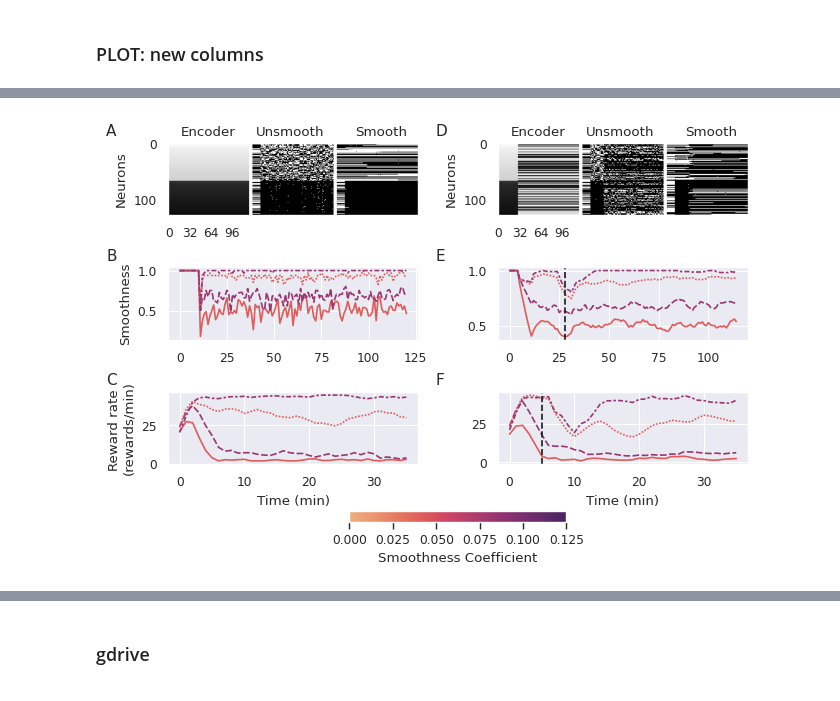
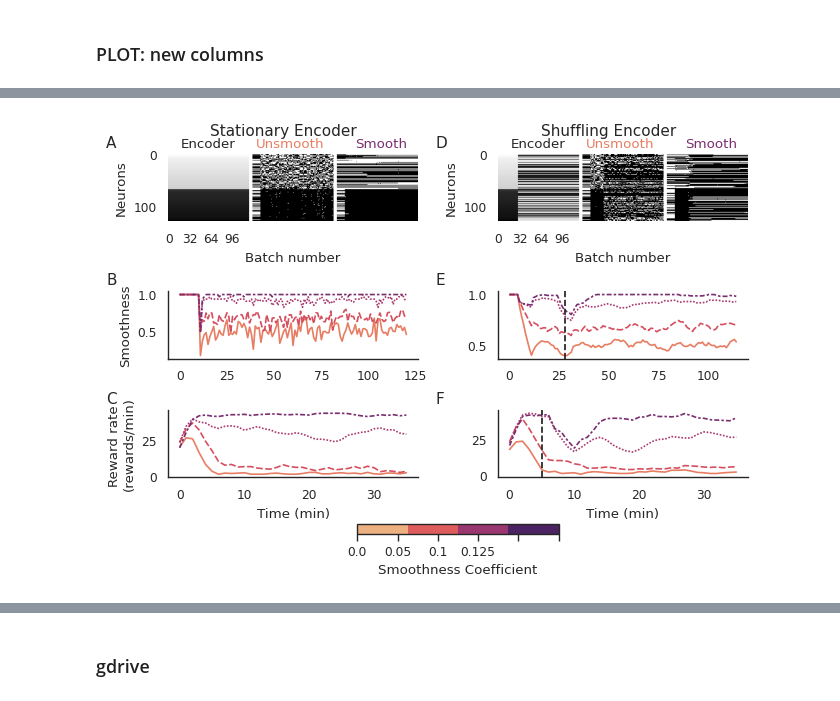
Before and after one commit to sijia66/adaptive_feature_selection, a Jupyter notebook: figure5_convex_algorithm_shuffled_encoder/231019_afs_change_encoder_convex_lasso.ipynb, the cells around one changed output, grey strips where cells are left out. Cells and saved outputs as stored; diff of their text form; code cells hidden in the pictures.

```diff
--- a/figure5_convex_algorithm_shuffled_encoder/231019_afs_change_encoder_convex_lasso.ipynb
+++ b/figure5_convex_algorithm_shuffled_encoder/231019_afs_change_encoder_convex_lasso.ipynb
@@ -20,6 +20,7 @@ import numpy as np
 np.set_printoptions(precision=5, suppress=True)
 sns.set_context('paper')
 sns.set_theme('paper', font = 'Arial')
+sns.set_style('white')
 
 save_to_gdrive = True # this is done through the gdrive's mapping to the local file system
 gdrive_directory = '/home/aolab/gdrive/Projects/Feature Selection/Figures/'
@@ -67,6 +68,7 @@ decay_factor_array = [0.2]
 smoothness_array = np.array([0, 0.05, 0.1, 0.125])
 
 smoothness_array = np.round(smoothness_array, ROUND_DECIMALS)
+smoothnesss_array_parameter_scan = np.round(smoothness_array, ROUND_DECIMALS)
 
 num_lags_array = [3]
 num_of_features = 32 # specify how many features we want to use, or None
@@ -937,25 +939,41 @@ ax_feat_activity.imshow(encoder_weights_feature_sets_stationary, cmap = 'gray',
 # only label the first 125 columns
 ax_feat_activity.set_xticks(np.arange(0, num_batches, delta_batch_for_display))
 ax_feat_activity.set_xticklabels(np.arange(0, num_batches, delta_batch_for_display ))
+label = ax_feat_activity.set_xlabel('Batch number' )
 
-ax_feat_activity.grid(False)
+
+
 ax_feat_activity.set_ylabel('Neurons')
 # ax_feat_activity.set_title('Stationary')
 
+# add a horizontal line above the first axis to indicate stationary encoder
+lgd_text = summary_figure.text(0.28, 1, 'Stationary Encoder', ha='center', va='center', fontsize=11)
+lgd_text2 = summary_figure.text(0.78, 1, 'Shuffling Encoder', ha='center', va='center', fontsize=11)
+
+# ax_feat_activity.axhline(y=256, color='k', linestyle='--')
+
 # put three texts  encoder, smooth, unsmooth on top of the first row, evenly spaced
 ax_feat_activity.text(0.05, 1.1, 'Encoder', transform=ax_feat_activity.transAxes)
-ax_feat_activity.text(0.35, 1.1, 'Unsmooth', transform=ax_feat_activity.transAxes)
-ax_feat_activity.text(0.75, 1.1, 'Smooth', transform=ax_feat_activity.transAxes)
+ax_feat_activity.text(0.35, 1.1, 'Unsmooth', transform=ax_feat_activity.transAxes, color=colors[0])
+ax_feat_activity.text(0.75, 1.1, 'Smooth', transform=ax_feat_activity.transAxes, color = colors[-1])
+
+# build the color wheel
+colors = sns.color_palette('flare', n_colors=len(smoothnesss_array_parameter_scan))
+norm = plt.Normalize(smoothnesss_array_parameter_scan.min(),
+                     smoothnesss_array_parameter_scan.max())
+sm = plt.cm.ScalarMappable(cmap="flare", norm=norm)
 
 
 sns.lineplot(data=smoothness_conds_by_batch_stationary.T,
              palette=colors,
+             linestyle = 'solid',
              ax=summary_axes[1,0],
              legend=False)
 summary_axes[1,0].set_ylabel('Smoothness')
 
 sns.lineplot(data=reward_rate_all_stationary.T,
              palette=colors,
+             linestyle = 'solid',
              ax=summary_axes[2,0],
              legend=False)
 summary_axes[2,0].set_ylabel('Reward rate \n(rewards/min)')
@@ -979,16 +997,20 @@ ax_feat_activity.set_xticklabels(np.arange(0, num_batches, delta_batch_for_displ
 ax_feat_activity.grid(False)
 ax_feat_activity.set_ylabel('Neurons')
 # ax_feat_activity.set_title('Stationary')
+label = ax_feat_activity.set_xlabel('Batch number' )
 
 # put three texts  encoder, smooth, unsmooth on top of the first row, evenly spaced
 ax_feat_activity.text(0.05, 1.1, 'Encoder', transform=ax_feat_activity.transAxes)
-ax_feat_activity.text(0.35, 1.1, 'Unsmooth', transform=ax_feat_activity.transAxes)
-ax_feat_activity.text(0.75, 1.1, 'Smooth', transform=ax_feat_activity.transAxes)
+ax_feat_activity.text(0.35, 1.1, 'Unsmooth', color = colors[0],
+                      transform=ax_feat_activity.transAxes)
+ax_feat_activity.text(0.75, 1.1, 'Smooth', color = colors[-1],
+                      transform=ax_feat_activity.transAxes)
 
 # plot the feature selection results
 sns.lineplot(data=smoothness_conds_by_batch_ma.T,
              palette=colors,
              ax=summary_axes[1,0],
+             linestyle = 'solid',
              legend=False)
 # summary_axes[1,0].set_ylabel('Smoothness')
 # add a dotted line to indicate encoder swap
@@ -998,6 +1020,7 @@ summary_axes[1,0].axvline(x=28, color='k', linestyle='--')
 sns.lineplot(data=reward_rate_all.T,
              palette=colors,
              ax=summary_axes[2,0],
+             linestyle = 'solid',
              legend=False)
 # summary_axes[2,0].set_ylabel('Reward rate \n(rewards/min)')
 summary_axes[2,0].set_xlabel('Time (min)')
@@ -1007,15 +1030,58 @@ print(summary_axes.shape)
 summary_axes[2,0].axvline(x=5, color='k', linestyle='--')
 
 # add a colorbar below the figure
-norm = plt.Normalize(smoothness_array.min(), smoothness_array.max())
+norm = plt.Normalize(smoothnesss_array_parameter_scan.min(),
+                     smoothnesss_array_parameter_scan.max())
 sm = plt.cm.ScalarMappable(cmap="flare", norm=norm)
 
 
-cbar = summary_figure.colorbar(sm, ax = summary_axes_stationary_left_shuffling_right[2],
-                 orientation='horizontal',
-                 location = "bottom")
+# remove the top and right spines for all axes
+for ax in summary_axes_stationary_left_shuffling_right.flatten():
+    # for the first and 4th ax, also remove the left spine and the bottom spine
+    if ax == summary_axes_stationary_left_shuffling_right[0,0] or ax == summary_axes_stationary_left_shuffling_right[0,1]:
+        ax.spines['left'].set_visible(False)
+        ax.spines['bottom'].set_visible(False)
+    ax.spines['top'].set_visible(False)
+    ax.spines['right'].set_visible(False)
+
+# create a discrete colormap
+num_colors = len(smoothnesss_array_parameter_scan)
+cmap = plt.cm.get_cmap('flare', num_colors)
+cmap_discrete = plt.cm.colors.ListedColormap(cmap(np.arange(num_colors)))
+
+# build the color wheel
+norm = plt.Normalize(smoothnesss_array_parameter_scan.min(), smoothnesss_array_parameter_scan.max())
+sm = plt.cm.ScalarMappable(cmap=cmap_discrete, norm=norm)
+
+# create the colorbar
+cbar = summary_figure.colorbar(sm, ax=summary_axes_stationary_left_shuffling_right[2], orientation='horizontal', location="bottom")
 cbar.set_label('Smoothness Coefficient')
 
+# Set the colorbar ticks to smoothness_color_scan
+cbar.set_ticklabels(smoothnesss_array_parameter_scan)
+
+# remove the top and right spines for all axes
+for ax in summary_axes_stationary_left_shuffling_right.flatten():
+    # for the first and 4th ax, also remove the left spine and the bottom spine
+    if ax == summary_axes_stationary_left_shuffling_right[0,0] or ax == summary_axes_stationary_left_shuffling_right[0,1]:
+        ax.spines['left'].set_visible(False)
+        ax.spines['bottom'].set_visible(False)
+    ax.spines['top'].set_visible(False)
+    ax.spines['right'].set_visible(False)
+
+
+# remove the top and right spines for all  axes
+for ax in summary_axes_stationary_left_shuffling_right.flatten():
+
+    # for the first and 4th ax, also remove the left spine, and the bottom spine
+    if ax == summary_axes_stationary_left_shuffling_right[0,0] or ax == summary_axes_stationary_left_shuffling_right[0,1]:
+        ax.spines['left'].set_visible(False)
+        ax.spines['bottom'].set_visible(False)
+
+    ax.spines['top'].set_visible(False)
+    ax.spines['right'].set_visible(False)
+
+
 # summary_figure.tight_layout()
 # %% [output]
 (3, 2)
@@ -1057 +1089 @@ findfont: Font family 'Arial' not found.
-[figure, old version]
+[figure, new version]
```
Also changed, not shown: parts of 3 cells of this notebook, 1 other file.
